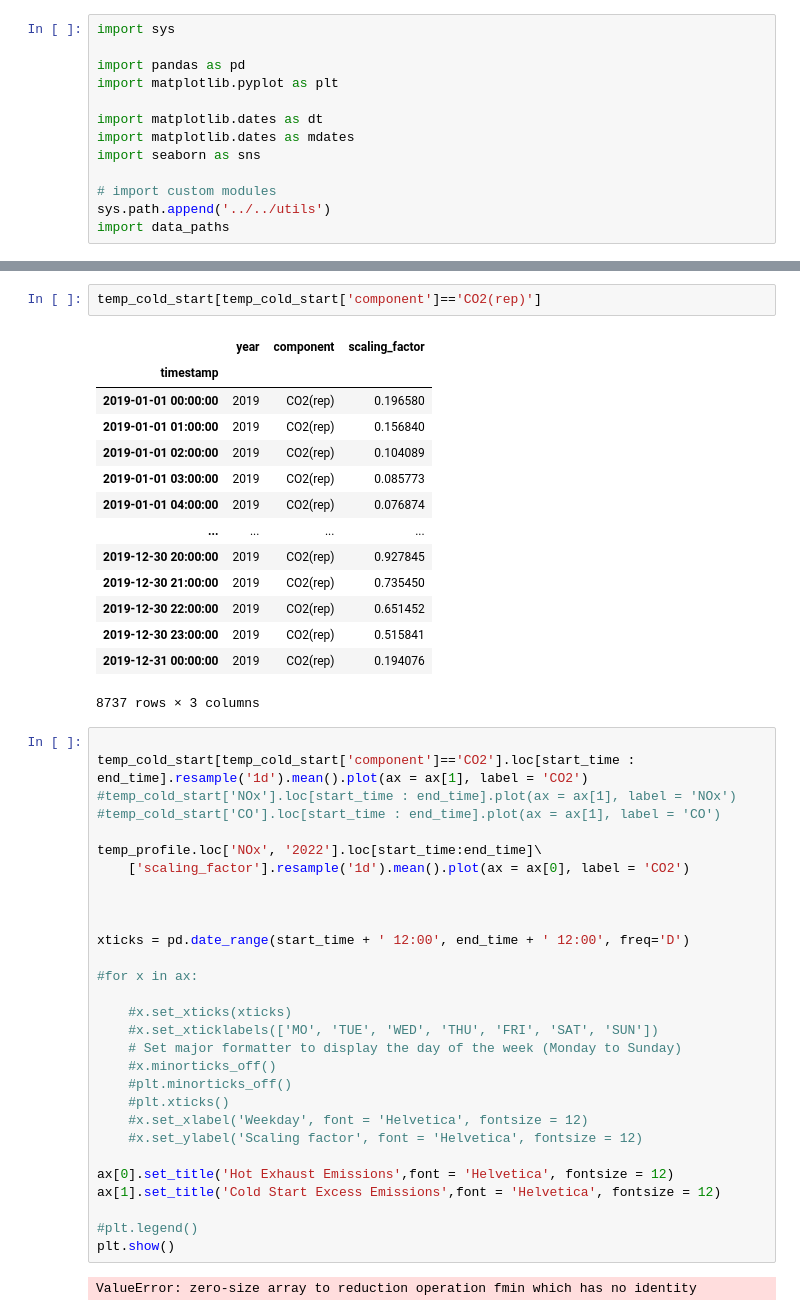
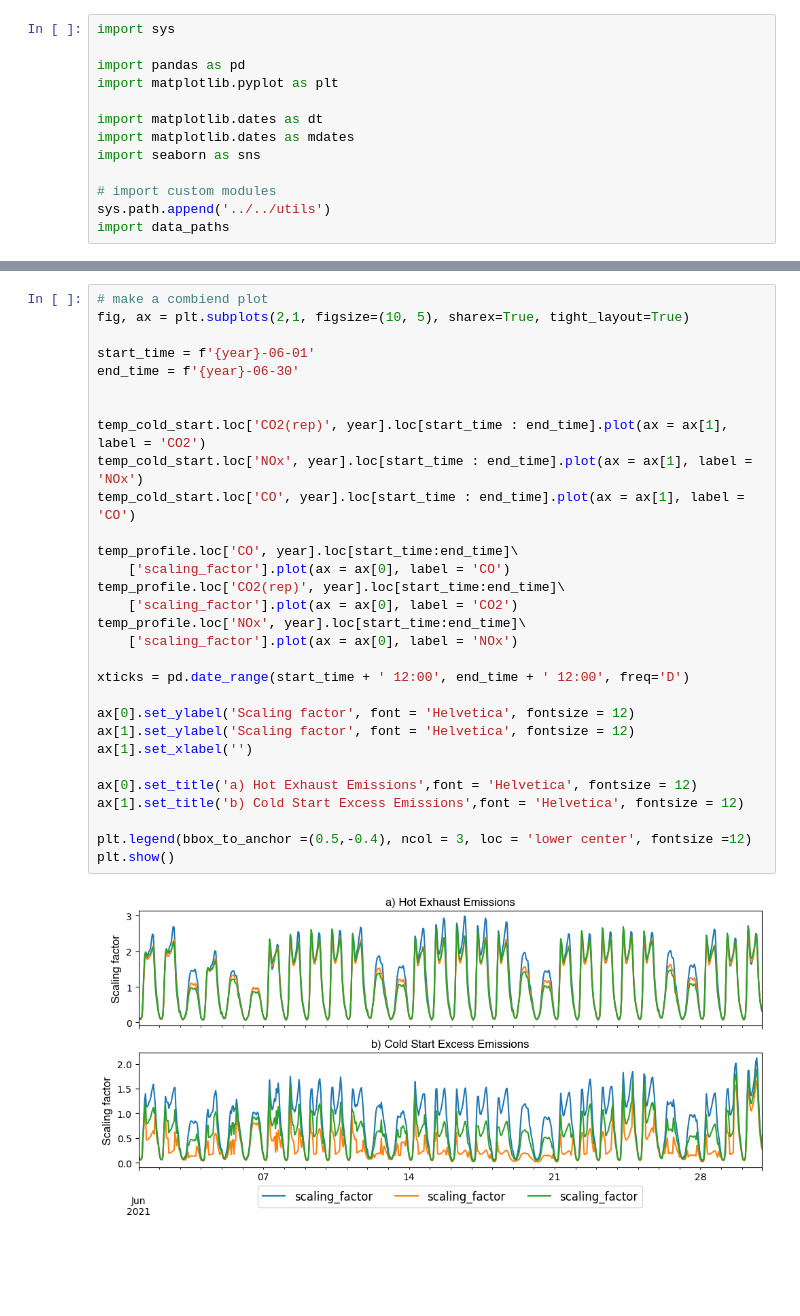
Before and after one commit to tum-esm/drive-inventory, a Jupyter notebook: notebooks/plotting and diagnostics/plot_inventory_timeprofiles.ipynb, the cells around one changed output, grey strips where cells are left out. Drawn from its saved outputs; the diff is of its cells as text; blank space fills up the shorter version.

```diff
--- a/notebooks/plotting and diagnostics/plot_inventory_timeprofiles.ipynb
+++ b/notebooks/plotting and diagnostics/plot_inventory_timeprofiles.ipynb
@@ -131,48 +147,32 @@ TypeError: Only valid with DatetimeIndex, TimedeltaIndex or PeriodIndex, but got
-# %%
-temp_cold_start[temp_cold_start['component']=='CO2(rep)']
-# %% [output]
-|  | year | component | scaling_factor |
-| timestamp |  |  |  |
-| 2019-01-01 00:00:00 | 2019 | CO2(rep) | 0.196580 |
-| 2019-01-01 01:00:00 | 2019 | CO2(rep) | 0.156840 |
-| 2019-01-01 02:00:00 | 2019 | CO2(rep) | 0.104089 |
-| 2019-01-01 03:00:00 | 2019 | CO2(rep) | 0.085773 |
-| 2019-01-01 04:00:00 | 2019 | CO2(rep) | 0.076874 |
-| ... | ... | ... | ... |
-| 2019-12-30 20:00:00 | 2019 | CO2(rep) | 0.927845 |
-| 2019-12-30 21:00:00 | 2019 | CO2(rep) | 0.735450 |
-| 2019-12-30 22:00:00 | 2019 | CO2(rep) | 0.651452 |
-| 2019-12-30 23:00:00 | 2019 | CO2(rep) | 0.515841 |
-| 2019-12-31 00:00:00 | 2019 | CO2(rep) | 0.194076 |
-8737 rows × 3 columns
 # %%
+# make a combiend plot
+fig, ax = plt.subplots(2,1, figsize=(10, 5), sharex=True, tight_layout=True)
 
-temp_cold_start[temp_cold_start['component']=='CO2'].loc[start_time : end_time].resample('1d').mean().plot(ax = ax[1], label = 'CO2')
-#temp_cold_start['NOx'].loc[start_time : end_time].plot(ax = ax[1], label = 'NOx')
-#temp_cold_start['CO'].loc[start_time : end_time].plot(ax = ax[1], label = 'CO')
-
-temp_profile.loc['NOx', '2022'].loc[start_time:end_time]\
-    ['scaling_factor'].resample('1d').mean().plot(ax = ax[0], label = 'CO2')
+start_time = f'{year}-06-01'
+end_time = f'{year}-06-30'
 
 
+temp_cold_start.loc['CO2(rep)', year].loc[start_time : end_time].plot(ax = ax[1], label = 'CO2')
+temp_cold_start.loc['NOx', year].loc[start_time : end_time].plot(ax = ax[1], label = 'NOx')
+temp_cold_start.loc['CO', year].loc[start_time : end_time].plot(ax = ax[1], label = 'CO')
+
+temp_profile.loc['CO', year].loc[start_time:end_time]\
+    ['scaling_factor'].plot(ax = ax[0], label = 'CO')
+temp_profile.loc['CO2(rep)', year].loc[start_time:end_time]\
+    ['scaling_factor'].plot(ax = ax[0], label = 'CO2')
+temp_profile.loc['NOx', year].loc[start_time:end_time]\
+    ['scaling_factor'].plot(ax = ax[0], label = 'NOx')
 
 xticks = pd.date_range(start_time + ' 12:00', end_time + ' 12:00', freq='D')
 
-#for x in ax:
+ax[0].set_ylabel('Scaling factor', font = 'Helvetica', fontsize = 12)
+ax[1].set_ylabel('Scaling factor', font = 'Helvetica', fontsize = 12)
+ax[1].set_xlabel('')
 
-    #x.set_xticks(xticks)
-    #x.set_xticklabels(['MO', 'TUE', 'WED', 'THU', 'FRI', 'SAT', 'SUN'])
-    # Set major formatter to display the day of the week (Monday to Sunday)
-    #x.minorticks_off()
-    #plt.minorticks_off()
-    #plt.xticks()
-    #x.set_xlabel('Weekday', font = 'Helvetica', fontsize = 12)
-    #x.set_ylabel('Scaling factor', font = 'Helvetica', fontsize = 12)
+ax[0].set_title('a) Hot Exhaust Emissions',font = 'Helvetica', fontsize = 12)
+ax[1].set_title('b) Cold Start Excess Emissions',font = 'Helvetica', fontsize = 12)
 
-ax[0].set_title('Hot Exhaust Emissions',font = 'Helvetica', fontsize = 12)
-ax[1].set_title('Cold Start Excess Emissions',font = 'Helvetica', fontsize = 12)
-
-#plt.legend()
+plt.legend(bbox_to_anchor =(0.5,-0.4), ncol = 3, loc = 'lower center', fontsize =12)
 plt.show()
 # %% [output]
-ValueError: zero-size array to reduction operation fmin which has no identity
+[figure, added]
```
Also changed, not shown: parts of 9 cells of this notebook, 1 other file.
